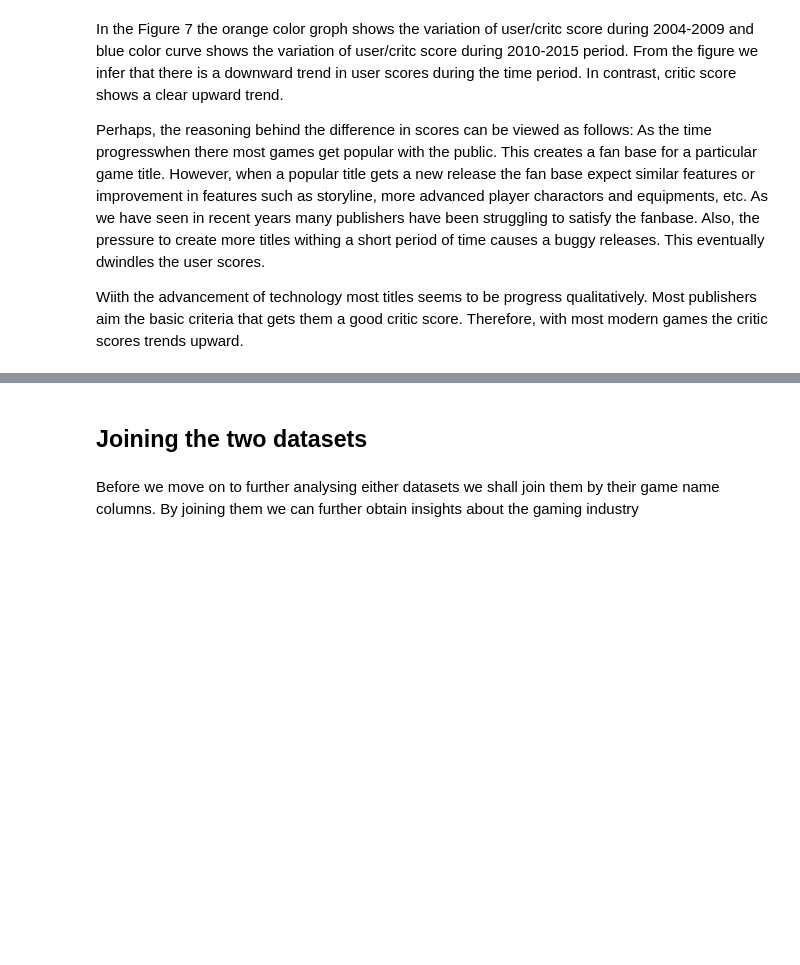
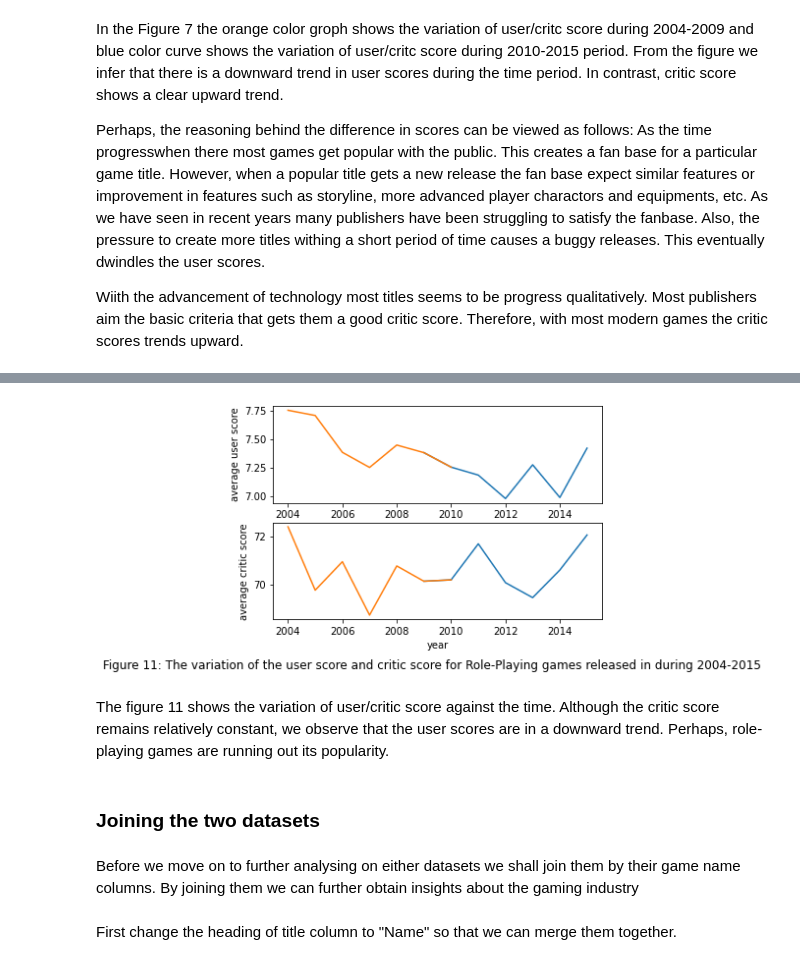
Before and after one commit to ayeshnayana/EDA_Video_game_sales-ratings, a Jupyter notebook: EDA on video game sales and ratings.ipynb, the cells around one changed output, grey strips where cells are left out. Cells and saved outputs as stored; diff of their text form; code cells hidden in the pictures; blank space fills up the shorter version.

```diff
--- a/EDA on video game sales and ratings.ipynb
+++ b/EDA on video game sales and ratings.ipynb
@@ -460,4 +521,22 @@ Wiith the advancement of technology most titles seems to be progress qualitative
+# %%
+fig, ax = plt.subplots(2,1)
+ax[0].plot(game_sales[(game_sales['Year_of_Release'].isin([2009, 2010, 2011, 2012, 2013, 2014, 2015])) & (game_sales['Genre'] == 'Role-Playing')].groupby('Year_of_Release')['User_Score'].mean())
+ax[0].plot(game_sales[(game_sales['Year_of_Release'].isin([2004, 2005, 2006, 2007, 2008, 2009, 2010])) & (game_sales['Genre'] == 'Role-Playing')].groupby('Year_of_Release')['User_Score'].mean())
+ax[1].plot(game_sales[game_sales['Year_of_Release'].isin([2009, 2010, 2011, 2012, 2013, 2014, 2015]) & (game_sales['Genre'] == 'Role-Playing')].groupby('Year_of_Release')['Critic_Score'].mean())
+ax[1].plot(game_sales[game_sales['Year_of_Release'].isin([2004, 2005, 2006, 2007, 2008, 2009, 2010]) & (game_sales['Genre'] == 'Role-Playing')].groupby('Year_of_Release')['Critic_Score'].mean())
+ax[0].set_ylabel('average user score')
+ax[1].set_ylabel('average critic score')
+ax[1].set_xlabel('year')
+txt="Figure 11: The variation of the user score and critic score for Role-Playing games released in during 2004-2015"
+plt.figtext(0.5, -0.05, txt, wrap=True, horizontalalignment='center', fontsize=12)
+plt.show()
+# %% [output]
+[figure, added]
+# %% [markdown]
+The figure 11 shows the variation of user/critic score against the time. Although the critic score remains relatively constant, we observe that the user scores are in a downward trend. Perhaps, role-playing games are running out its popularity.
 # %% [markdown]
-## Joining the two datasets
+### Joining the two datasets
 # %% [markdown]
-Before we move on to further analysing either datasets we shall join them by their game name columns. By joining them we can further obtain insights about the gaming industry
+Before we move on to further analysing on either datasets we shall join them by their game name columns. By joining them we can further obtain insights about the gaming industry
+# %% [markdown]
+First change the heading of title column to "Name" so that we can merge them together.
```
Also changed, not shown: parts of 27 cells of this notebook.
